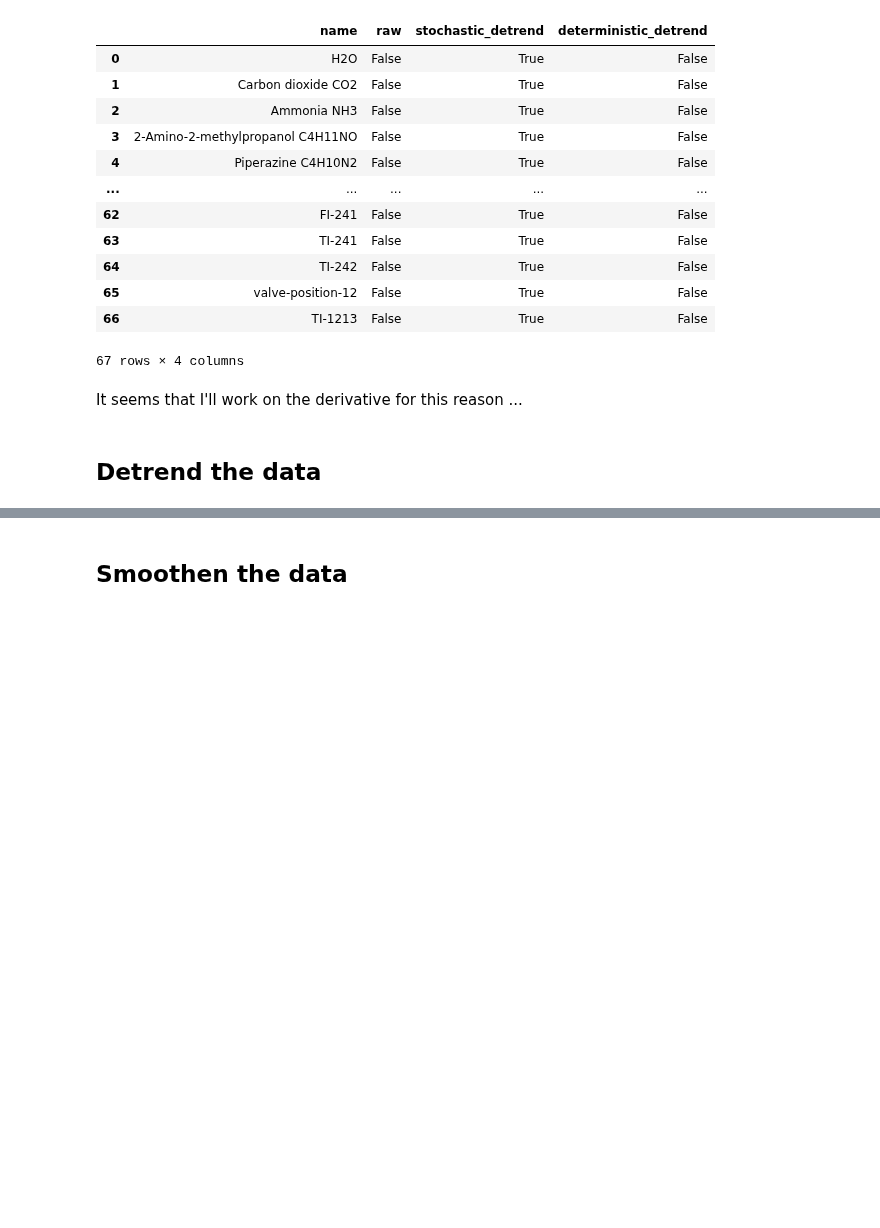
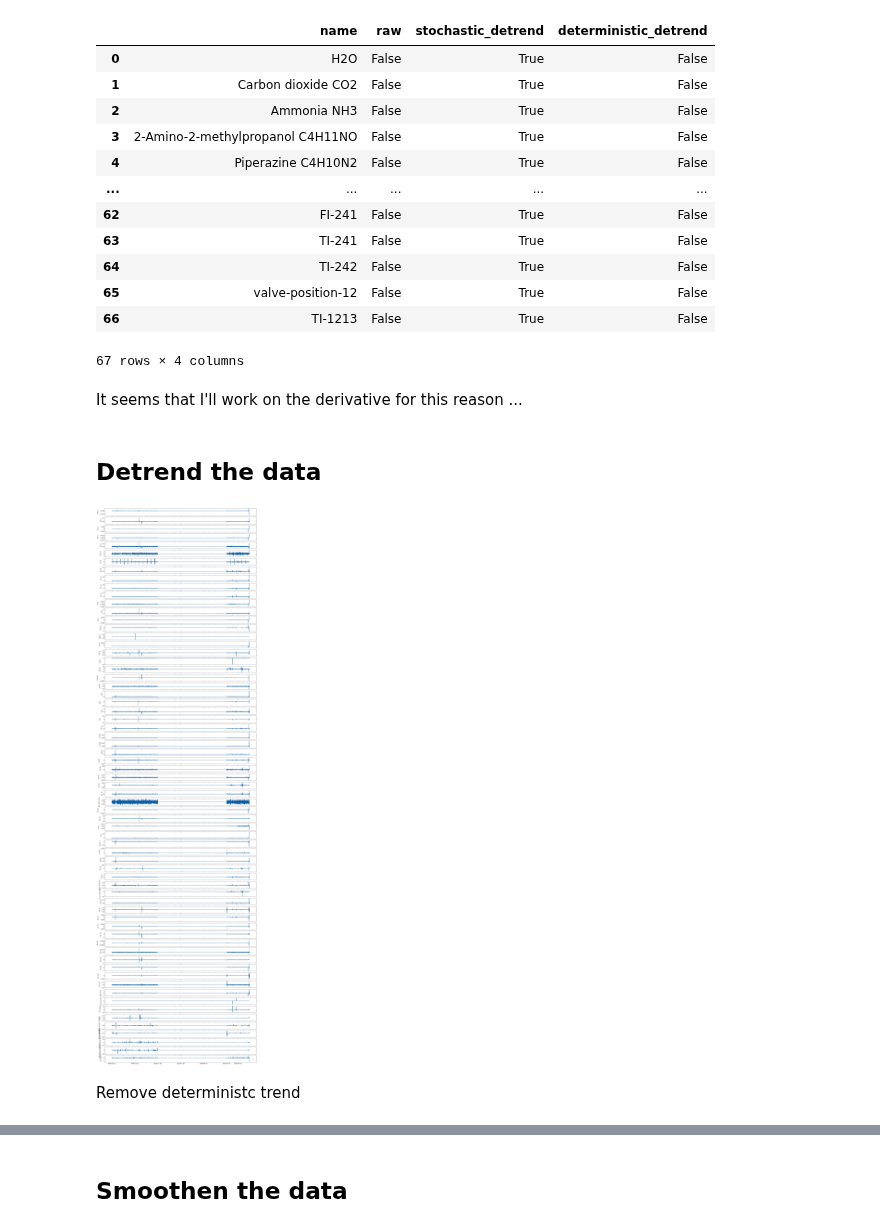
Before and after one commit to kjappelbaum/pyprocessta, a Jupyter notebook: examples/eda_preprocessing.ipynb, the cells around one changed output, grey strips where cells are left out. Cells and saved outputs as stored; diff of their text form; code cells hidden in the pictures; blank space fills up the shorter version.

```diff
--- a/examples/eda_preprocessing.ipynb
+++ b/examples/eda_preprocessing.ipynb
@@ -166,2 +173,9 @@ It seems that I'll work on the derivative for this reason ...
 # %% [markdown]
 ## Detrend the data
+# %%
+new_df = []
+
+for column in aligned_data:
+    new_df.append(detrend_stochastic(aligned_data[column]))
+# %%
+smoothed_dat = pd.concat(new_df,axis =1)
@@ -167,0 +184,13 @@ It seems that I'll work on the derivative for this reason ...
+# %%
+all_columns = MEAS_COLUMNS + GAS_COLUMNS
+
+fig, ax = plt.subplots(len(all_columns), 1, figsize=(16,60), sharex='all')
+for i, colunmn in enumerate(all_columns):
+    ax[i].plot(smoothed_dat[colunmn])
+    ax[i].set_ylabel(colunmn)
+
+fig.savefig('detrend_timeseries.pdf', bbox_inches='tight')
+# %% [output]
+[figure, added]
+# %% [markdown]
+Remove deterministc trend
```
Also changed, not shown: parts of 22 cells of this notebook, 18 other files.
